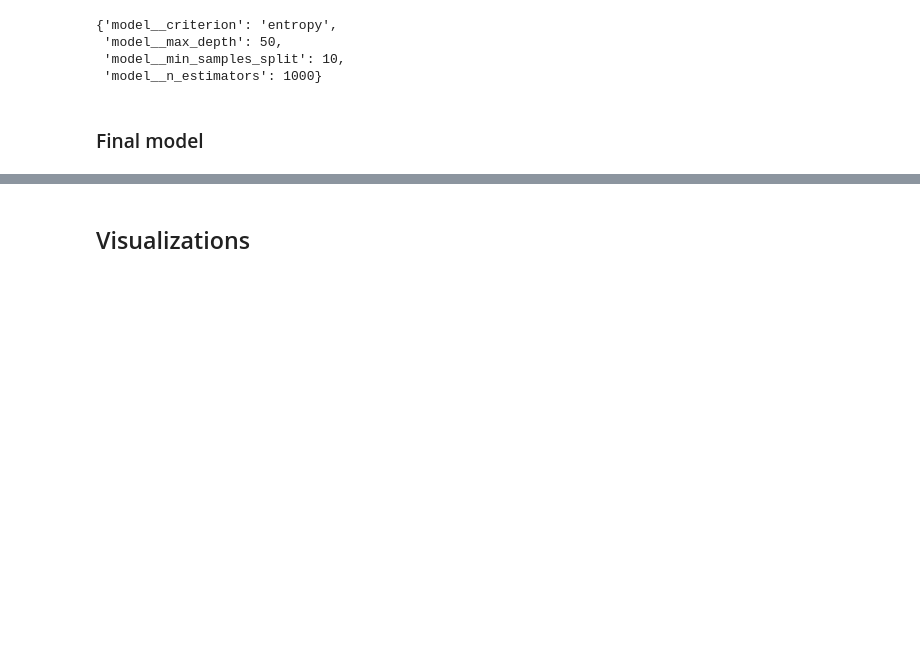
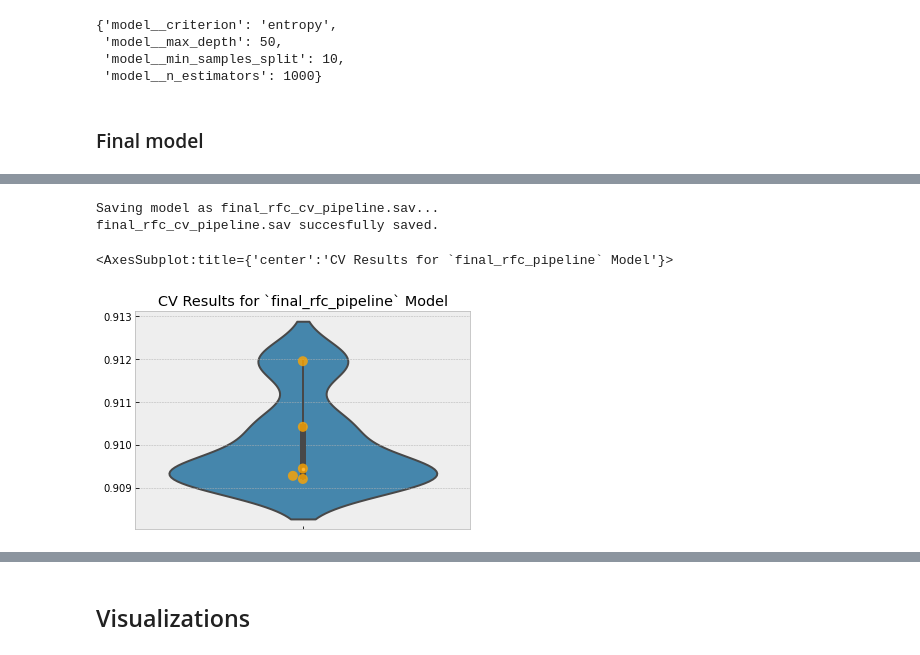
Before and after one commit to aliceagrawal/Home-Credit-Default-Prediction, a Jupyter notebook: Final_notebook.ipynb, the cells around one changed output, grey strips where cells are left out. Saved outputs shown, nothing was run; the diff lists cells and outputs as text; code cells hidden in the pictures; blank space fills up the shorter version.

```diff
--- a/Final_notebook.ipynb
+++ b/Final_notebook.ipynb
@@ -1254,7 +1239,8 @@ params2
 gs2 = GridSearchCV(
     estimator = rf_pipeline5,
     param_grid=params2,
-    cv = 5, n_jobs=-2
+    cv = 5, n_jobs=-2,
+    scoring='f1_micro'
 )
 # %%
 gs2.fit(X_train, y_train)
@@ -1328,0 +1317,8 @@ gs2.best_params_
+# %%
+# final pipeline
+final_rfc = RandomForestClassifier(n_estimators=1000, criterion='entropy', max_depth=50, min_samples_split=10, random_state=42, n_jobs=-2)
+steps = [('ct', ct), ('oversampler', oversampler), ('undersampler', undersampler), ('model', final_rfc)]
+final_rfc_pipeline = ImPipeline(steps=steps)
+
+# train
+final_rfc_pipeline.fit(X_train, y_train)
@@ -1328,0 +1343,7 @@ gs2.best_params_
+# %%
+final_rfc_cv_pipeline = ModelWithCV(final_rfc_pipeline, 'final_rfc_pipeline', X_train, y_train)
+# %%
+pickle_model(final_rfc_cv_pipeline, 'final_rfc_cv_pipeline.sav')
+# %% [output]
+Saving model as final_rfc_cv_pipeline.sav...
+final_rfc_cv_pipeline.sav succesfully saved.
@@ -1328,0 +1352,6 @@ gs2.best_params_
+# %%
+fig, ax = plt.subplots()
+final_rfc_cv_pipeline.plot_cv(ax)
+# %% [output]
+<AxesSubplot:title={'center':'CV Results for `final_rfc_pipeline` Model'}>
+[figure, added]
```
Also changed, not shown: parts of 24 cells of this notebook, 6 other files.
